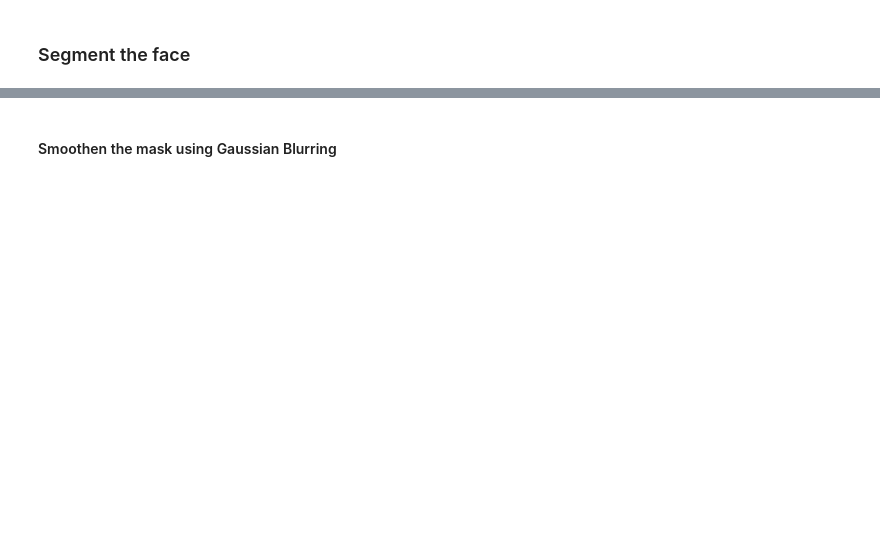
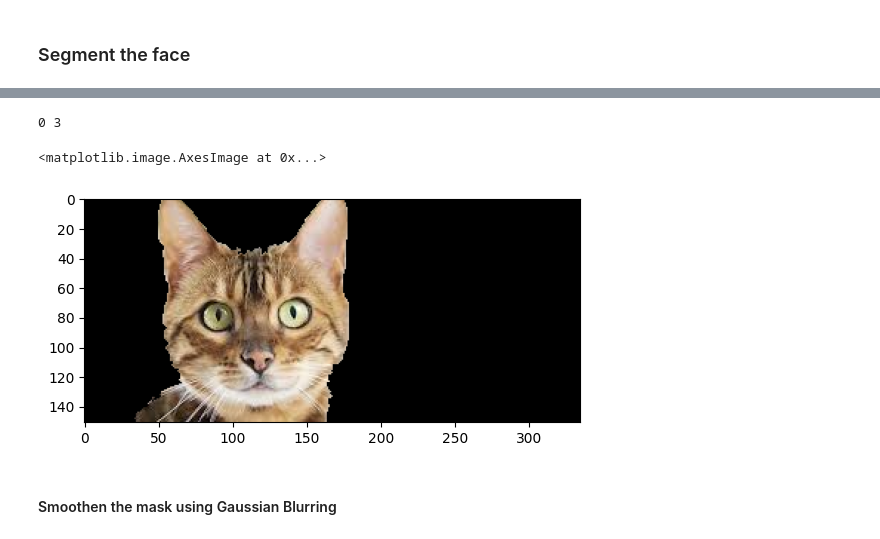
Before and after one commit to bhavberi/Face-Augmentation, a Jupyter notebook: src/cat.ipynb, the cells around one changed output, grey strips where cells are left out. Saved outputs shown, nothing was run; the diff lists cells and outputs as text; code cells hidden in the pictures; blank space fills up the shorter version.

```diff
--- a/src/cat.ipynb
+++ b/src/cat.ipynb
@@ -59,3 +113,12 @@ plt.show()
+# %%
+print(np.min(mask), np.max(mask))
+# show points where mask == 3
+
+plt.imshow(face_copy, cmap="gray")
+# %% [output]
+0 3
+<matplotlib.image.AxesImage at 0x...>
+[figure, added]
 # %% [markdown]
 #### Smoothen the mask using Gaussian Blurring
 # %%
```
Also changed, not shown: parts of 10 cells of this notebook, 1 other file.
